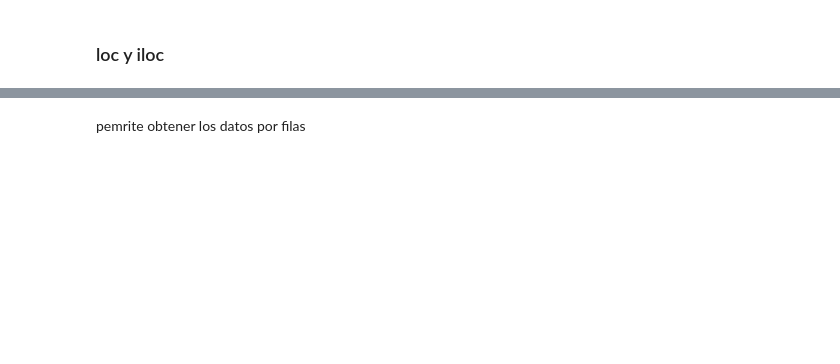
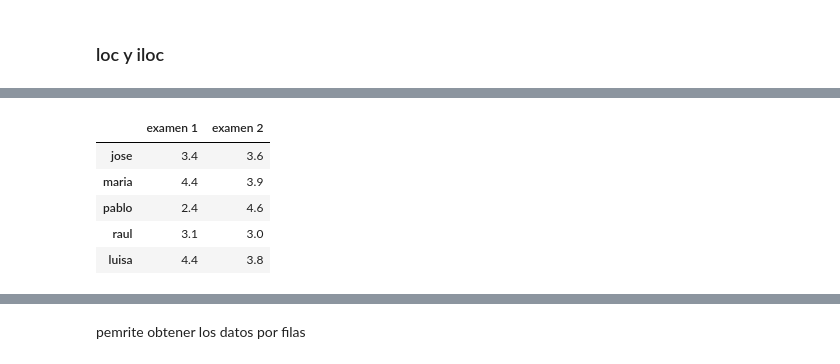
Before and after one commit to jhovannycanas/workshop_gesis, a Jupyter notebook: Pandas basicos.ipynb, the cells around one changed output, grey strips where cells are left out. Saved outputs shown, nothing was run; the diff lists cells and outputs as text; code cells hidden in the pictures; blank space fills up the shorter version.

```diff
--- a/Pandas basicos.ipynb
+++ b/Pandas basicos.ipynb
@@ -185,0 +243,11 @@ estudiantes2
+# %%
+estudiantes.drop(columns='PROMEDIO', inplace=True)
+# %%
+estudiantes
+# %% [output]
+|  | examen 1 | examen 2 |
+| jose | 3.4 | 3.6 |
+| maria | 4.4 | 3.9 |
+| pablo | 2.4 | 4.6 |
+| raul | 3.1 | 3.0 |
+| luisa | 4.4 | 3.8 |
```
Also changed, not shown: parts of 32 cells of this notebook, 1 other file.
